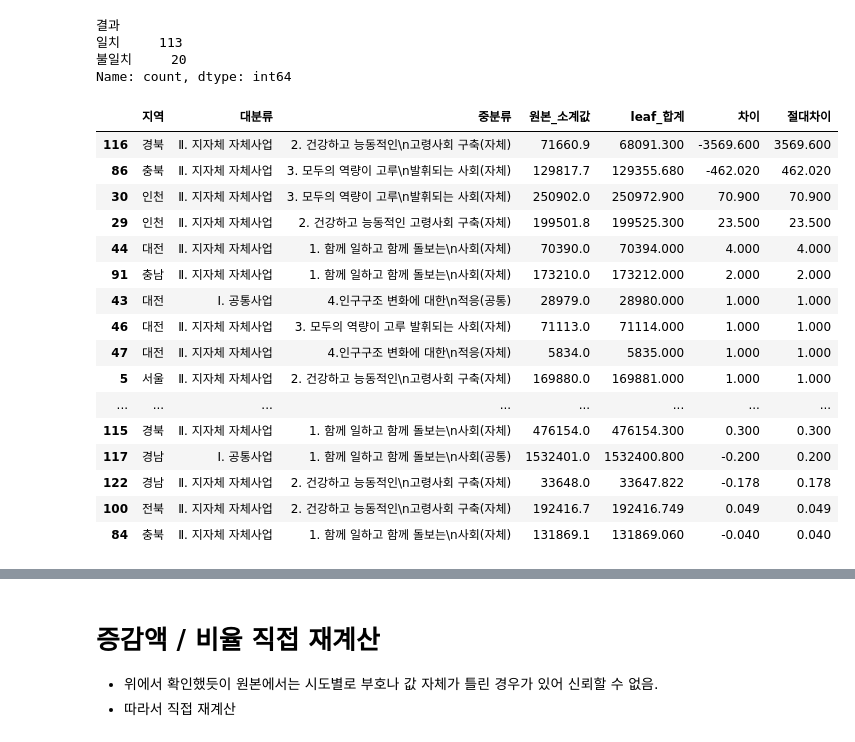
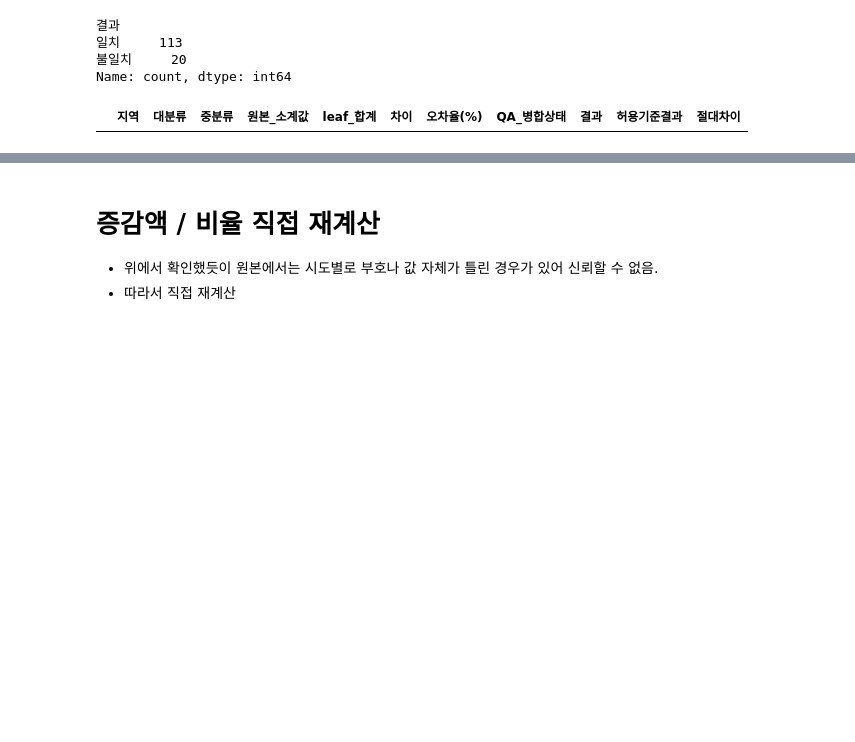
Before and after one commit to JungYeoni/yumocha, a Jupyter notebook: notebooks/20260720_EDA_2021_전국_시도분리정제.ipynb, the cells around one changed output, grey strips where cells are left out. Drawn from its saved outputs; the diff is of its cells as text; code cells hidden in the pictures; blank space fills up the shorter version.

```diff
--- a/notebooks/20260720_EDA_2021_전국_시도분리정제.ipynb
+++ b/notebooks/20260720_EDA_2021_전국_시도분리정제.ipynb
@@ -523,65 +518,18 @@ qa["결과"].value_counts()
 불일치     20
 Name: count, dtype: int64
 # %%
-# 중분류 소계 QA 불일치 21건 상세 확인
-qa_mismatch = qa.loc[qa["결과"] == "불일치"].copy()
-
-# 이 줄이 빠져서 KeyError가 발생했음
-qa_mismatch["차이"] = qa_mismatch["leaf_합계"] - qa_mismatch["원본_소계값"]
-
-qa_mismatch["절대차이"] = qa_mismatch["차이"].abs()
-
-qa_mismatch = qa_mismatch.sort_values(
-    ["절대차이", "지역"],
-    ascending=[False, True],
+# 허용범위를 초과했거나 비교할 수 없는 QA 항목만 검토한다.
+qa_review = qa.loc[qa["허용기준결과"].ne("허용"),].sort_values(
+    "오차율(%)",
+    key=lambda x: x.abs(),
+    ascending=False,
+    na_position="last",
 )
 
-display(
-    qa_mismatch[
-        [
-            "지역",
-            "대분류",
-            "중분류",
-            "원본_소계값",
-            "leaf_합계",
-            "차이",
-            "절대차이",
-        ]
-    ]
-)
+qa_review["절대차이"] = qa_review["차이"].abs()
 
-print("불일치 건수:", len(qa_mismatch))
-
-print("\n[절대차이 구간]")
-print(
-    pd.cut(
-        qa_mismatch["절대차이"],
-        bins=[-1, 0.01, 1, 10, 100, 1000, float("inf")],
-        labels=[
-            "0.01 이하",
-            "0.01 초과–1",
-            "1 초과–10",
-            "10 초과–100",
-            "100 초과–1,000",
-            "1,000 초과",
-        ],
-    ).value_counts(sort=False)
-)
+display(qa_review)
+print("검토 대상 건수:", len(qa_review))
+print(qa_review["허용기준결과"].value_counts())
 # %% [output]
-|  | 지역 | 대분류 | 중분류 | 원본_소계값 | leaf_합계 | 차이 | 절대차이 |
-| 116 | 경북 | Ⅱ. 지자체 자체사업 | 2. 건강하고 능동적인\n고령사회 구축(자체) | 71660.9 | 68091.300 | -3569.600 | 3569.600 |
-| 86 | 충북 | Ⅱ. 지자체 자체사업 | 3. 모두의 역량이 고루\n발휘되는 사회(자체) | 129817.7 | 129355.680 | -462.020 | 462.020 |
-| 30 | 인천 | Ⅱ. 지자체 자체사업 | 3. 모두의 역량이 고루\n발휘되는 사회(자체) | 250902.0 | 250972.900 | 70.900 | 70.900 |
-| 29 | 인천 | Ⅱ. 지자체 자체사업 | 2. 건강하고 능동적인 고령사회 구축(자체) | 199501.8 | 199525.300 | 23.500 | 23.500 |
-| 44 | 대전 | Ⅱ. 지자체 자체사업 | 1. 함께 일하고 함께 돌보는\n사회(자체) | 70390.0 | 70394.000 | 4.000 | 4.000 |
-| 91 | 충남 | Ⅱ. 지자체 자체사업 | 1. 함께 일하고 함께 돌보는\n사회(자체) | 173210.0 | 173212.000 | 2.000 | 2.000 |
-| 43 | 대전 | Ⅰ. 공통사업 | 4.인구구조 변화에 대한\n적응(공통) | 28979.0 | 28980.000 | 1.000 | 1.000 |
-| 46 | 대전 | Ⅱ. 지자체 자체사업 | 3. 모두의 역량이 고루 발휘되는 사회(자체) | 71113.0 | 71114.000 | 1.000 | 1.000 |
-| 47 | 대전 | Ⅱ. 지자체 자체사업 | 4.인구구조 변화에 대한\n적응(자체) | 5834.0 | 5835.000 | 1.000 | 1.000 |
-| 5 | 서울 | Ⅱ. 지자체 자체사업 | 2. 건강하고 능동적인\n고령사회 구축(자체) | 169880.0 | 169881.000 | 1.000 | 1.000 |
-| ... | ... | ... | ... | ... | ... | ... | ... |
-| 115 | 경북 | Ⅱ. 지자체 자체사업 | 1. 함께 일하고 함께 돌보는\n사회(자체) | 476154.0 | 476154.300 | 0.300 | 0.300 |
-| 117 | 경남 | Ⅰ. 공통사업 | 1. 함께 일하고 함께 돌보는\n사회(공통) | 1532401.0 | 1532400.800 | -0.200 | 0.200 |
-| 122 | 경남 | Ⅱ. 지자체 자체사업 | 2. 건강하고 능동적인\n고령사회 구축(자체) | 33648.0 | 33647.822 | -0.178 | 0.178 |
-| 100 | 전북 | Ⅱ. 지자체 자체사업 | 2. 건강하고 능동적인\n고령사회 구축(자체) | 192416.7 | 192416.749 | 0.049 | 0.049 |
-| 84 | 충북 | Ⅱ. 지자체 자체사업 | 1. 함께 일하고 함께 돌보는\n사회(자체) | 131869.1 | 131869.060 | -0.040 | 0.040 |
+|  | 지역 | 대분류 | 중분류 | 원본_소계값 | leaf_합계 | 차이 | 오차율(%) | QA_병합상태 | 결과 | 허용기준결과 | 절대차이 |
```
Also changed, not shown: parts of 6 cells of this notebook, 6 other files.
